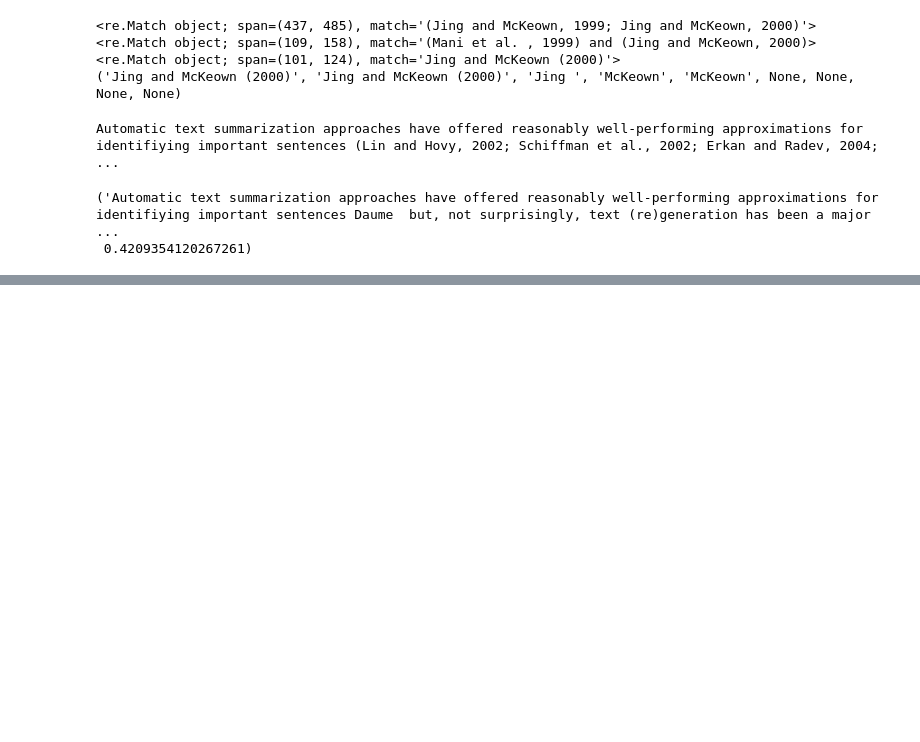
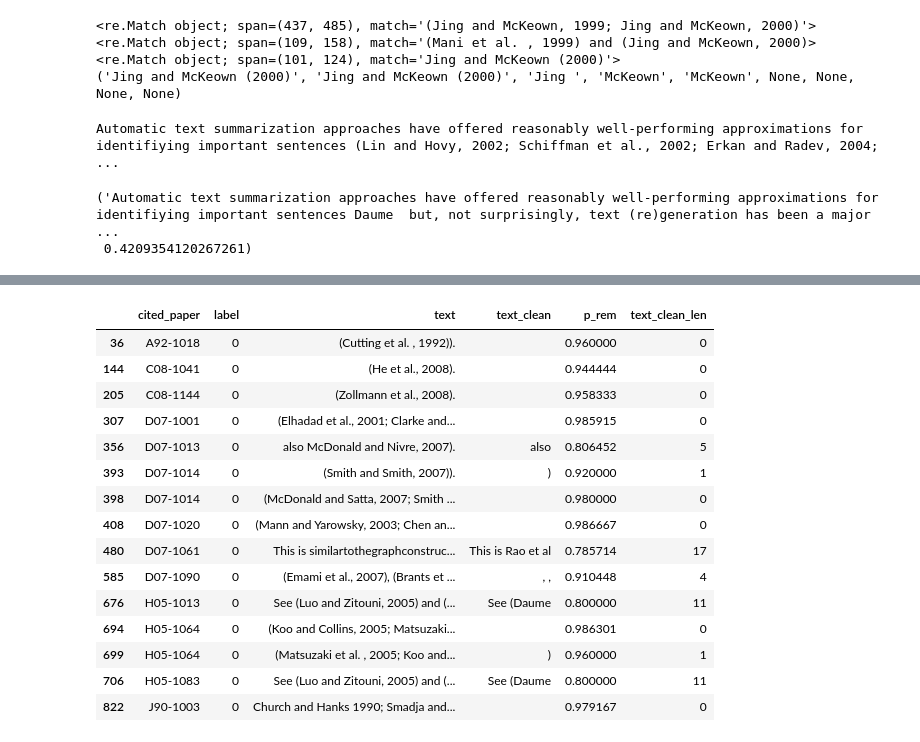
Before and after one commit to ENEE439d-TEXTML/TextML, a Jupyter notebook: input.ipynb, the cells around one changed output, grey strips where cells are left out. Drawn from its saved outputs; the diff is of its cells as text; code cells hidden in the pictures; blank space fills up the shorter version.

```diff
--- a/input.ipynb
+++ b/input.ipynb
@@ -139,4 +98,9 @@ Automatic text summarization approaches have offered reasonably well-performing
 # %%
 output=df1['text'].apply(lambda x: remove_citation(text=x)) #df['col1'] = df.apply(lambda x: complex_function(x['col1']), axis=1)
 df_o = pd.DataFrame(list(output), columns =['clean','p_rem'])
-df_o.head()
+#df_o.head()
+
+df1['text_clean']=df_o['clean']
+df1['text_clean_len']=df_o['clean'].apply(len)
+df1['p_rem']=df_o['p_rem']
+df1.head()
@@ -155,0 +131,20 @@ df1.head()
+# %%
+df3 = df1.loc[df1['p_rem'] > .75]
+df3
+# %% [output]
+|  | cited_paper | label | text | text_clean | p_rem | text_clean_len |
+| 36 | A92-1018 | 0 | (Cutting et al. , 1992)). |  | 0.960000 | 0 |
+| 144 | C08-1041 | 0 | (He et al., 2008). |  | 0.944444 | 0 |
+| 205 | C08-1144 | 0 | (Zollmann et al., 2008). |  | 0.958333 | 0 |
+| 307 | D07-1001 | 0 | (Elhadad et al., 2001; Clarke and... |  | 0.985915 | 0 |
+| 356 | D07-1013 | 0 | also McDonald and Nivre, 2007). | also | 0.806452 | 5 |
+| 393 | D07-1014 | 0 | (Smith and Smith, 2007)). | ) | 0.920000 | 1 |
+| 398 | D07-1014 | 0 | (McDonald and Satta, 2007; Smith ... |  | 0.980000 | 0 |
+| 408 | D07-1020 | 0 | (Mann and Yarowsky, 2003; Chen an... |  | 0.986667 | 0 |
+| 480 | D07-1061 | 0 | This is similartothegraphconstruc... | This is Rao et al | 0.785714 | 17 |
+| 585 | D07-1090 | 0 | (Emami et al., 2007), (Brants et ... | , , | 0.910448 | 4 |
+| 676 | H05-1013 | 0 | See (Luo and Zitouni, 2005) and (... | See (Daume | 0.800000 | 11 |
+| 694 | H05-1064 | 0 | (Koo and Collins, 2005; Matsuzaki... |  | 0.986301 | 0 |
+| 699 | H05-1064 | 0 | (Matsuzaki et al. , 2005; Koo and... | ) | 0.960000 | 1 |
+| 706 | H05-1083 | 0 | See (Luo and Zitouni, 2005) and (... | See (Daume | 0.800000 | 11 |
+| 822 | J90-1003 | 0 | Church and Hanks 1990; Smadja and... |  | 0.979167 | 0 |
```
Also changed, not shown: parts of 17 cells of this notebook.
